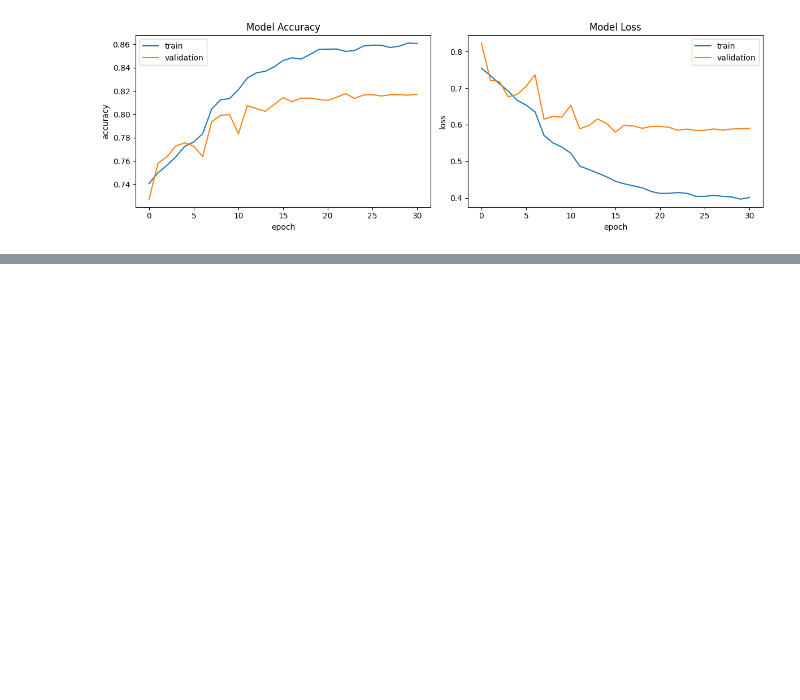
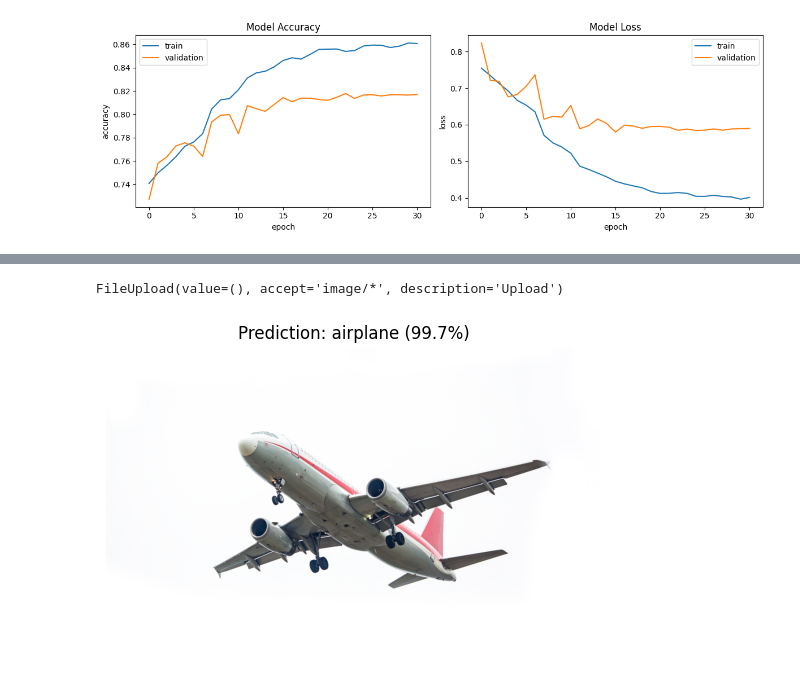
Before and after one commit to Ismam0044/CIFAR-DATASET, a Jupyter notebook: cifar.ipynb, the cells around one changed output, grey strips where cells are left out. Saved outputs shown, nothing was run; the diff lists cells and outputs as text; code cells hidden in the pictures; blank space fills up the shorter version.

```diff
--- a/cifar.ipynb
+++ b/cifar.ipynb
@@ -354,0 +386,41 @@ plt.show()
+# %%
+import numpy as np
+import tensorflow as tf
+import matplotlib.pyplot as plt
+import ipywidgets as widgets
+from IPython.display import display
+import io
+from PIL import Image
+
+model = tf.keras.models.load_model('cifar10_model.keras')
+classes = ["airplane","automobile","bird","cat","deer",
+           "dog","frog","horse","ship","truck"]
+
+upload = widgets.FileUpload(accept='image/*', multiple=False)
+display(upload)
+
+def on_upload(change):
+    val = upload.value
+    if isinstance(val, dict):
+        file_info = list(val.values())[0]
+    else:
+        file_info = val[0]
+
+    img = Image.open(io.BytesIO(file_info['content'])).convert('RGB')
+    img_array = np.array(img.resize((32, 32))) / 255.0
+    img_array = np.expand_dims(img_array, axis=0)
+
+    prediction = model.predict(img_array, verbose=0)[0]
+    predicted_class = classes[np.argmax(prediction)]
+    confidence = np.max(prediction) * 100
+
+    plt.imshow(img)
+    plt.title(f"Prediction: {predicted_class} ({confidence:.1f}%)")
+    plt.axis('off')
+    plt.show()
+    print(f"Predicted: {predicted_class}, Confidence: {confidence:.1f}%")
+
+upload.observe(on_upload, names='value')
+# %% [output]
+FileUpload(value=(), accept='image/*', description='Upload')
+[figure, added]
```
Also changed, not shown: parts of 2 cells of this notebook, 1 other file.
